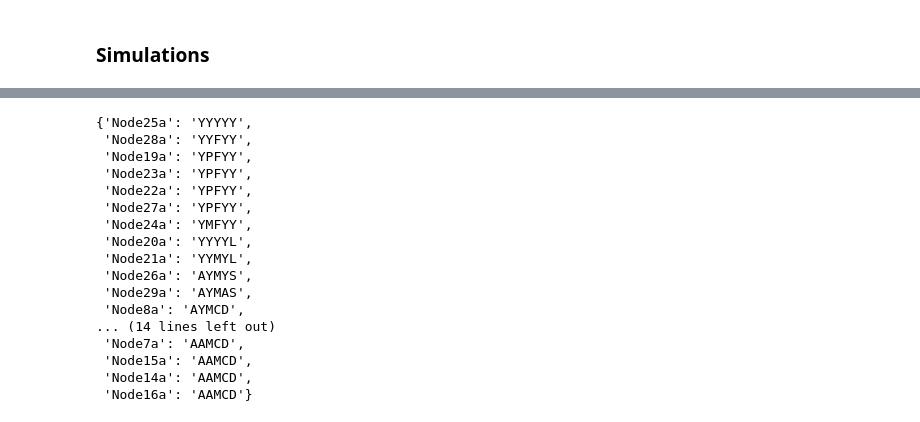
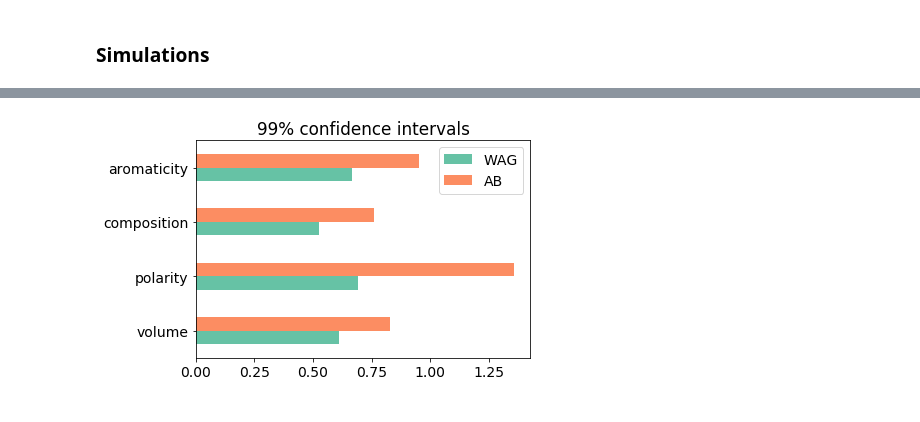
Before and after one commit to vinnub/Ig_SHM, a Jupyter notebook: test_pyvolve.ipynb, the cells around one changed output, grey strips where cells are left out. Drawn from its saved outputs; the diff is of its cells as text; code cells hidden in the pictures.

```diff
--- a/test_pyvolve.ipynb
+++ b/test_pyvolve.ipynb
@@ -88,8 +93,3 @@ importlib.reload(utils)
 # %%
 CG_1615 = utils.clonal_graph(shm_file  = './Data/lineage1615_vertices30_shms.txt',
                              seqs_file = './Data/lineage1615_vertices30_seqs.txt')
-# %%
-# Select model and root sequence.
-my_model = pyvolve.Model('WAG')
-my_partition = pyvolve.Partition(models = my_model, root_sequence = "YYYYYYYYYYYYY")
-my_evolver = pyvolve.Evolver(partitions = my_partition, tree = CG_1615.pyvolve_phylogeny)
@@ -127,20 +138,8 @@ for i, a_property in enumerate(['volume', 'composition','aromaticity', 'polarity
-# %%
-simulated
-# %% [output]
-{'Node25a': 'YYYYY',
- 'Node28a': 'YYFYY',
- 'Node19a': 'YPFYY',
- 'Node23a': 'YPFYY',
- 'Node22a': 'YPFYY',
- 'Node27a': 'YPFYY',
- 'Node24a': 'YMFYY',
- 'Node20a': 'YYYYL',
- 'Node21a': 'YYMYL',
- 'Node26a': 'AYMYS',
- 'Node29a': 'AYMAS',
- 'Node8a': 'AYMCD',
-... (14 lines left out)
- 'Node7a': 'AAMCD',
- 'Node15a': 'AAMCD',
- 'Node14a': 'AAMCD',
- 'Node16a': 'AAMCD'}
+# %%
+Conf_int = pd.DataFrame()
+Conf_int['WAG'] = null_dist['WAG'].apply(lambda x : np.quantile(x, 0.99), 1, )
+Conf_int['AB'] = null_dist['AB'].apply(lambda x : np.quantile(x, 0.99), 1, )
+Conf_int.plot.barh(colors = model_colors);
+plt.title('99% confidence intervals');
+# %% [output]
+[figure, added]
```
Also changed, not shown: parts of 15 cells of this notebook, 1 other file.
